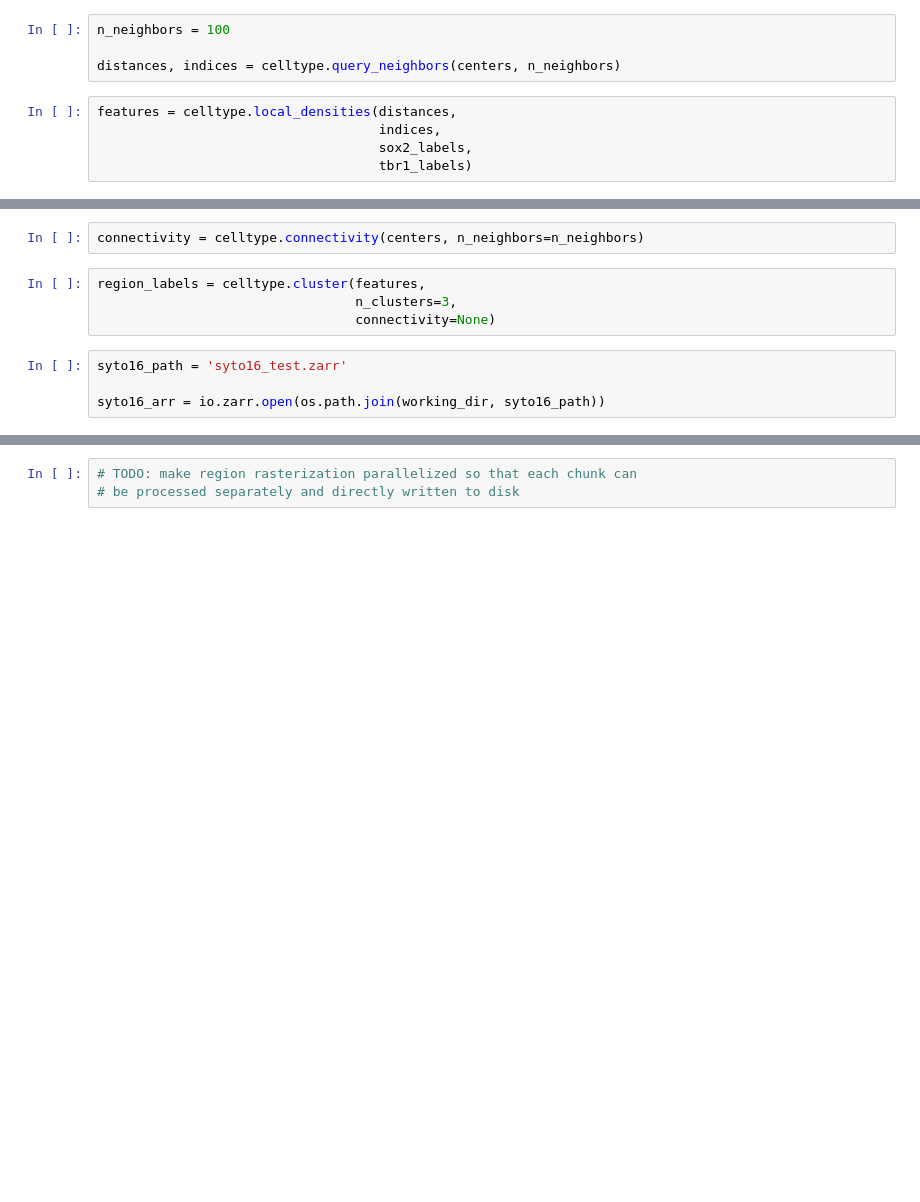
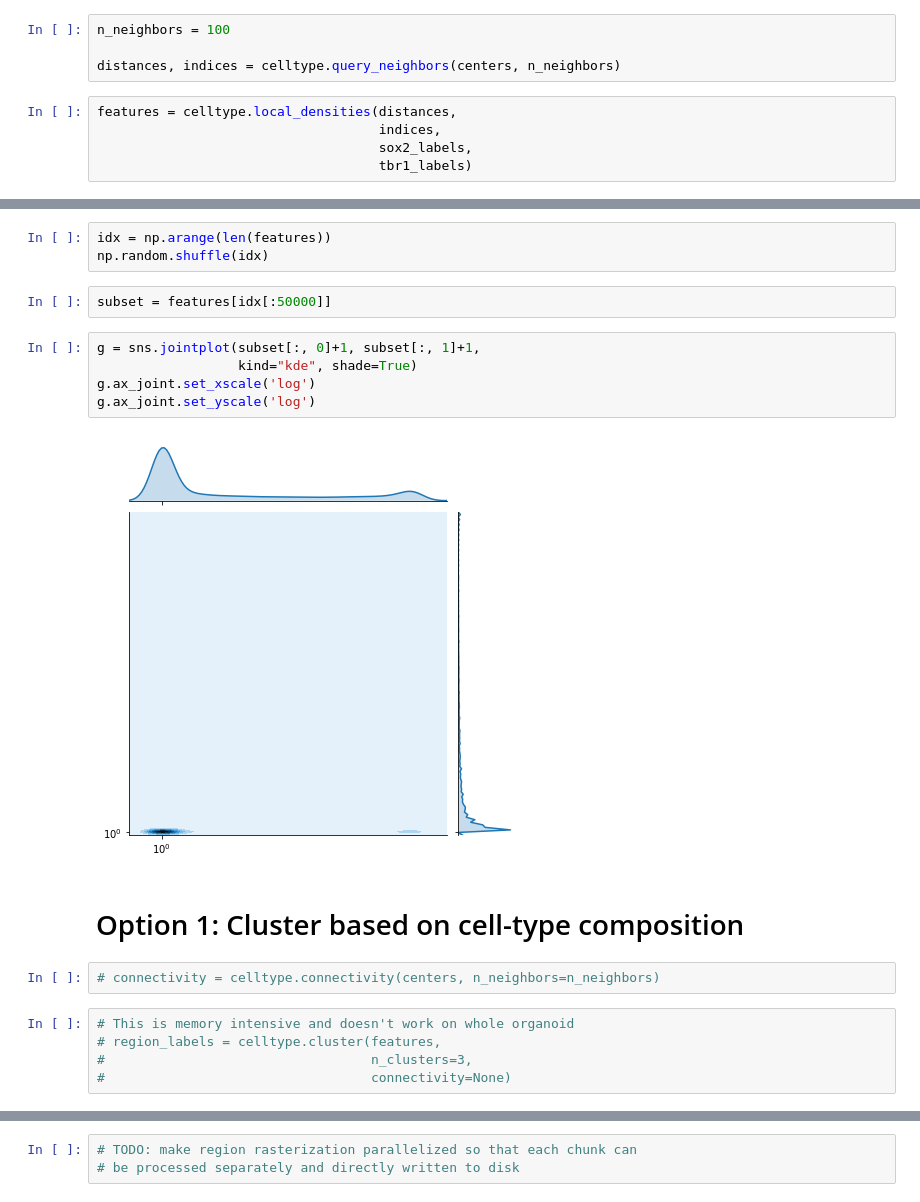
Before and after one commit to chunglabmit/phathom, a Jupyter notebook: phathom/phenotype/notebbooks/4 - Local composition clustering.ipynb, the cells around one changed output, grey strips where cells are left out. Saved outputs shown, nothing was run; the diff lists cells and outputs as text; blank space fills up the shorter version.

```diff
--- a/phathom/phenotype/notebbooks/4 - Local composition clustering.ipynb
+++ b/phathom/phenotype/notebbooks/4 - Local composition clustering.ipynb
@@ -43,10 +65,21 @@ plt.clim([0, 2000])
+# %%
+idx = np.arange(len(features))
+np.random.shuffle(idx)
+# %%
+subset = features[idx[:50000]]
+# %%
+g = sns.jointplot(subset[:, 0]+1, subset[:, 1]+1,
+                  kind="kde", shade=True)
+g.ax_joint.set_xscale('log')
+g.ax_joint.set_yscale('log')
+# %% [output]
+[figure, added]
+# %% [markdown]
+# Option 1: Cluster based on cell-type composition
 # %%
-connectivity = celltype.connectivity(centers, n_neighbors=n_neighbors)
+# connectivity = celltype.connectivity(centers, n_neighbors=n_neighbors)
 # %%
-region_labels = celltype.cluster(features,
-                                 n_clusters=3,
-                                 connectivity=None)
+# This is memory intensive and doesn't work on whole organoid
+# region_labels = celltype.cluster(features,
+#                                  n_clusters=3,
+#                                  connectivity=None)
-# %%
-syto16_path = 'syto16_test.zarr'
-
-syto16_arr = io.zarr.open(os.path.join(working_dir, syto16_path))
```
Also changed, not shown: parts of 23 cells of this notebook, 24 other files.
